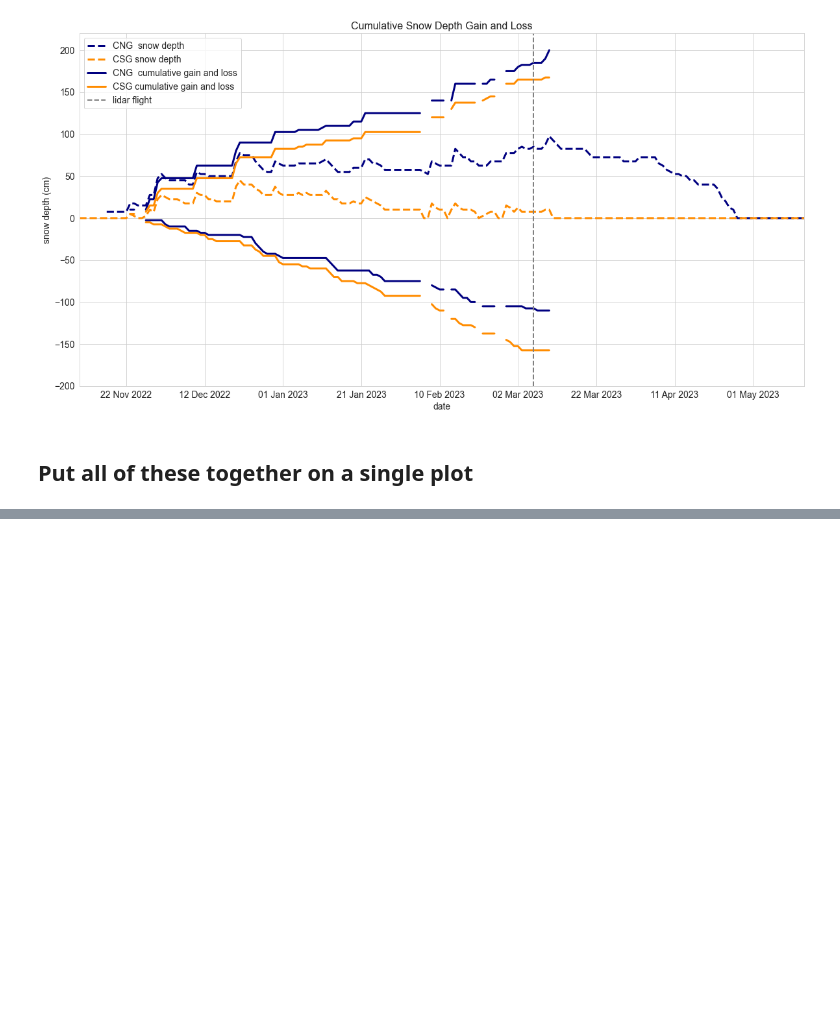
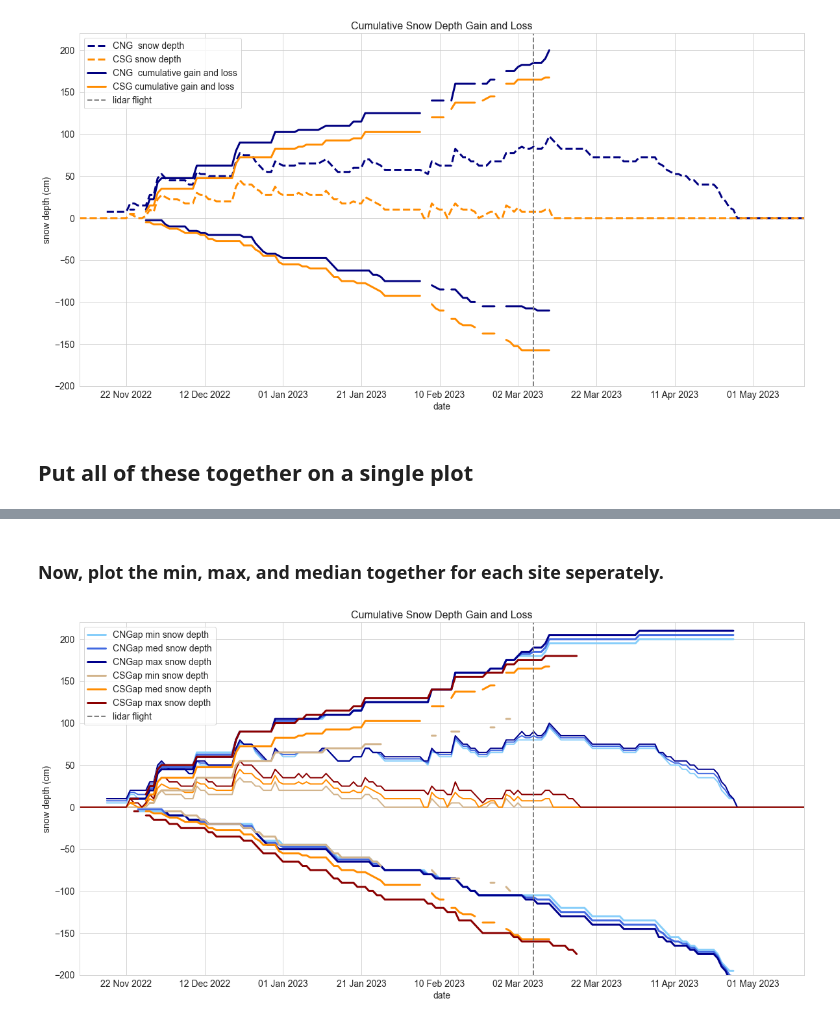
Before and after one commit to cassielumbrazo/CER_timeseries_analysis, a Jupyter notebook: 8_cumulative_gain_loss.ipynb, the cells around one changed output, grey strips where cells are left out. Drawn from its saved outputs; the diff is of its cells as text; code cells hidden in the pictures; blank space fills up the shorter version.

```diff
--- a/8_cumulative_gain_loss.ipynb
+++ b/8_cumulative_gain_loss.ipynb
@@ -902,0 +1214,4 @@ plt.show()
+# %%
+columns = ['hs_min_s', 'hs_min_n', 'hs_med_s', 'hs_med_n', 'hs_max_s', 'hs_max_n']
+test = cumulative_gain_loss_all(C20_all, columns)
+test.head()
@@ -902,0 +1227,69 @@ plt.show()
+# %%
+C20_all = cumulative_gain_loss_all(C20_all, columns)
+C50_all = cumulative_gain_loss_all(C50_all, columns)
+C60_all = cumulative_gain_loss_all(C60_all, columns)
+C70_all = cumulative_gain_loss_all(C70_all, columns)
+CF_all  = cumulative_gain_loss_all(CF_all,  columns)
+CG_all  = cumulative_gain_loss_all(CG_all,  columns)
+# %% [markdown]
+### Now, plot the min, max, and median together for each site seperately.
+# %%
+# set figure size
+fig = plt.figure(figsize=(20, 10))
+linewidth = 3
+linewidth2 =2
+
+colormin_s = 'tan'; colormed_s = 'darkorange'; colormax_s = 'darkred'
+colormin_n = 'lightskyblue'; colormed_n = 'royalblue'; colormax_n = 'darkblue'
+
+# north
+CG_all['hs_min_n'].plot(label = '', color=colormin_n, linewidth=linewidth2)
+CG_all['hs_med_n'].plot(label = '', color=colormed_n, linewidth=linewidth2)
+CG_all['hs_max_n'].plot(label = '', color=colormax_n, linewidth=linewidth2)
+
+CG_all['gains_hs_min_n'].plot( label = 'CNGap min snow depth', color=colormin_n, linewidth=linewidth)
+CG_all['gains_hs_med_n'].plot( label = 'CNGap med snow depth', color=colormed_n, linewidth=linewidth)
+CG_all['gains_hs_max_n'].plot( label = 'CNGap max snow depth', color=colormax_n, linewidth=linewidth)
+CG_all['losses_hs_min_n'].plot(label = '', color=colormin_n, linewidth=linewidth)
+CG_all['losses_hs_med_n'].plot(label = '', color=colormed_n, linewidth=linewidth)
+CG_all['losses_hs_max_n'].plot(label = '', color=colormax_n, linewidth=linewidth)
+
+
+# south
+CG_all['hs_min_s'].plot(label = '', color=colormin_s, linewidth=linewidth2)
+CG_all['hs_med_s'].plot(label = '', color=colormed_s, linewidth=linewidth2)
+CG_all['hs_max_s'].plot(label = '', color=colormax_s, linewidth=linewidth2)
+
+CG_all['gains_hs_min_s'].plot( label = 'CSGap min snow depth', color=colormin_s, linewidth=linewidth)
+CG_all['gains_hs_med_s'].plot( label = 'CSGap med snow depth', color=colormed_s, linewidth=linewidth)
+CG_all['gains_hs_max_s'].plot( label = 'CSGap max snow depth', color=colormax_s, linewidth=linewidth)
+CG_all['losses_hs_min_s'].plot(label = '', color=colormin_s, linewidth=linewidth)
+CG_all['losses_hs_med_s'].plot(label = '', color=colormed_s, linewidth=linewidth)
+CG_all['losses_hs_max_s'].plot(label = '', color=colormax_s, linewidth=linewidth)
+
+
+# add a verticile line for the lidar flight
+plt.axvline(x=datetime.date(2023, 3, 6), color='grey', linestyle='--', label="lidar flight", linewidth=2)
+
+# increase the size of all the labels and tick marks
+plt.xticks(fontsize=14, rotation =360)
+plt.yticks(fontsize=14)
+plt.xlabel('date', fontsize=14)
+plt.ylabel('snow depth (cm)', fontsize=14)
+plt.title('Cumulative Snow Depth Gain and Loss', fontsize=16)
+
+
+# set up the axis
+plt.xlim(datetime.date(2022, 11, 10), datetime.date(2023, 5, 14))
+# change how the date is displayed on the x-axis
+plt.gca().xaxis.set_major_formatter(dates.DateFormatter('%d %b %Y'))
+# add visible tik marks on the x-axis
+plt.gca().xaxis.set_major_locator(dates.DayLocator(interval=20))
+plt.ylim(-200, 220)
+
+
+plt.legend(loc='upper left', fontsize=14)
+
+plt.show()
+# %% [output]
+[figure, added]
```
Also changed, not shown: parts of 34 cells of this notebook.
